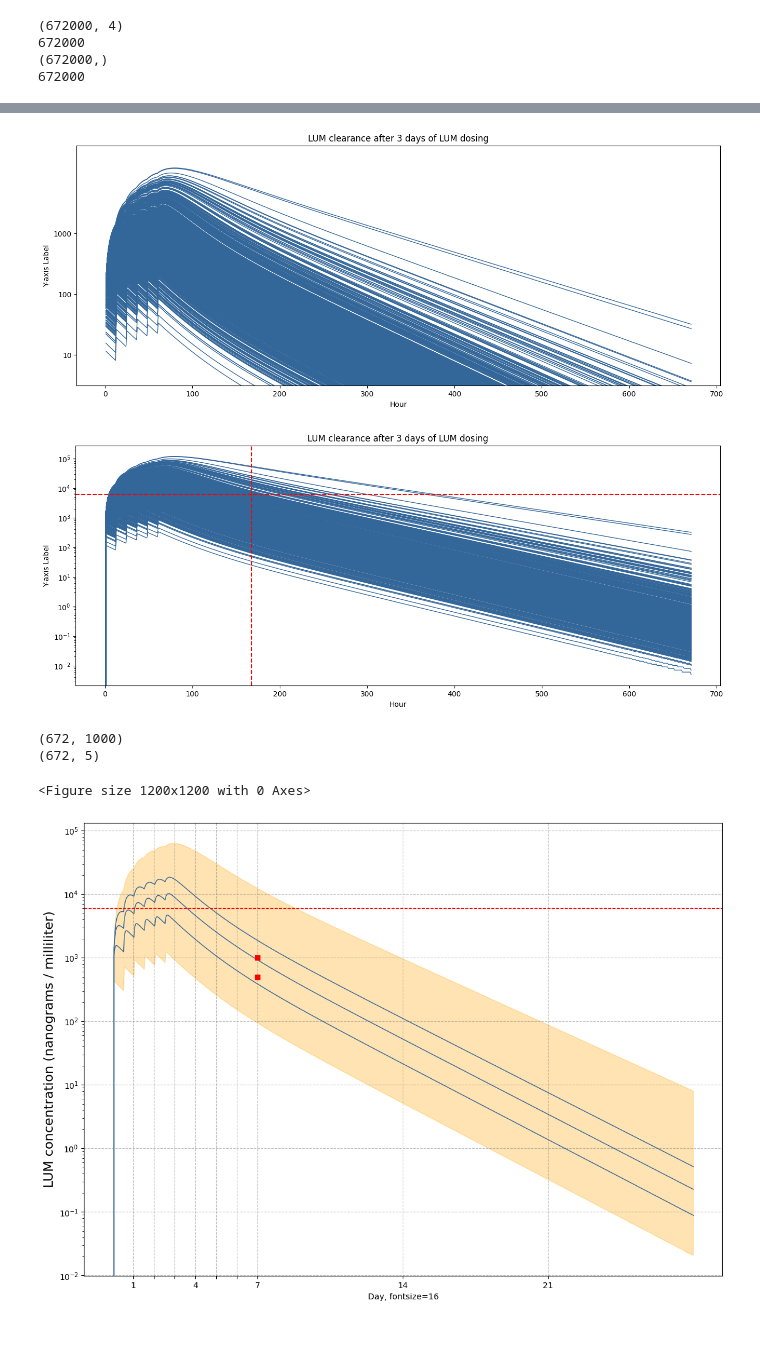
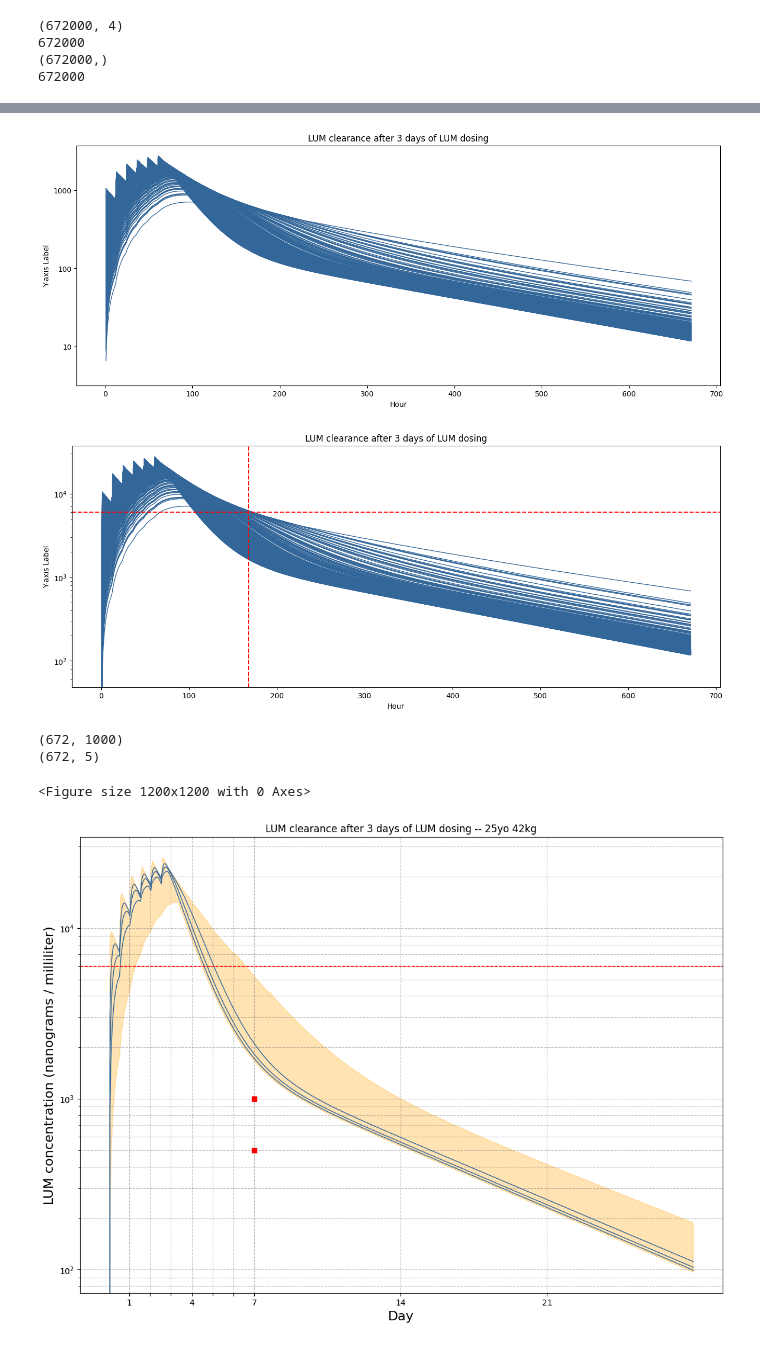
Before and after one commit to maciekboni/2019-test-ppq-pk, a Jupyter notebook: pk_plots.ipynb, the cells around one changed output, grey strips where cells are left out. Saved outputs shown, nothing was run; the diff lists cells and outputs as text; code cells hidden in the pictures.

```diff
--- a/pk_plots.ipynb
+++ b/pk_plots.ipynb
@@ -14,7 +14,7 @@ import sys
 
 df_ppq = pd.read_csv('out.ppq.allpatients.v20240318.csv')
 df_dha = pd.read_csv('out.dha.allpatients.v20240318.csv')
-df_lum = pd.read_csv('out.lum.allpatients.v20240326.csv')
+df_lum = pd.read_csv('out.lum.allpatients.20240401.age25.42kg.csv')
 
 
 df_lum.describe()
@@ -164,7 +163,7 @@ plt.yticks(yticks, yticklabels, rotation=0)
 
 plt.show()
 # %% [output]
-[figure, old version]
+[figure, new version]
 # %%
 plt.figure( figsize=(16,6) )
 
@@ -205,7 +204,7 @@ plt.yscale('log')
 
 plt.show()
 # %% [output]
-[figure, old version]
+[figure, new version]
 # %%
 plt.figure( figsize=(12,12) )
 N = all_patient_ids.size
@@ -236,35 +235,36 @@ yy2 = B[:,4]
 plt.figure( figsize=(16,6) )
 plt.fill_between(xx, yy1, yy2, color='orange', alpha=0.3)
 
 
 plt.plot(xx, B[:,1], color = line_color_rgb, linewidth=1)
 plt.plot(xx, B[:,2], color = line_color_rgb, linewidth=1)
 plt.plot(xx, B[:,3], color = line_color_rgb, linewidth=1)
 
 plt.plot(168, 1000, marker='s', color='red')
 plt.plot(168, 500, marker='s', color='red')
 plt.axhline(y=6000, color='red', linestyle='--', linewidth=1)
 
 xticks = [ 24, 48, 72, 96, 120, 144, 168, 336, 504 ]
 xticklabels = [ '1', '', '', '4', '', '', '7', '14', '21']
 plt.xticks(xticks, xticklabels, rotation=0)
 
-yticks = [ 1, 10, 100, 1000, 10000 ]
+#yticks = [ 1, 10, 100, 1000, 10000 ]
 #xticklabels = [ '1', '', '', '4', '', '', '7', '14', '21']
-plt.yticks(yticks, rotation=0)
+#plt.yticks(yticks, rotation=0)
 
 #plt.grid(True, which='both', linestyle='--', color='gray', alpha=0.5)
-plt.grid(True, which='major', linestyle='--', color='gray', alpha=0.5)
+plt.grid(True, which='both', linestyle='--', color='gray', alpha=0.5)
 plt.yscale('log')
 
-plt.xlabel('Day, fontsize=16')
+plt.xlabel('Day', fontsize=16)
 plt.ylabel('LUM concentration (nanograms / milliliter)', fontsize=16)
+plt.title('LUM clearance after 3 days of LUM dosing -- 25yo 42kg')
 
 plt.gcf().set_size_inches(14, 10)
 
 plt.show()
 # %% [output]
 (672, 1000)
 (672, 5)
 <Figure size 1200x1200 with 0 Axes>
-[figure, old version]
+[figure, new version]
```
Also changed, not shown: parts of 8 cells of this notebook, 6 other files.
